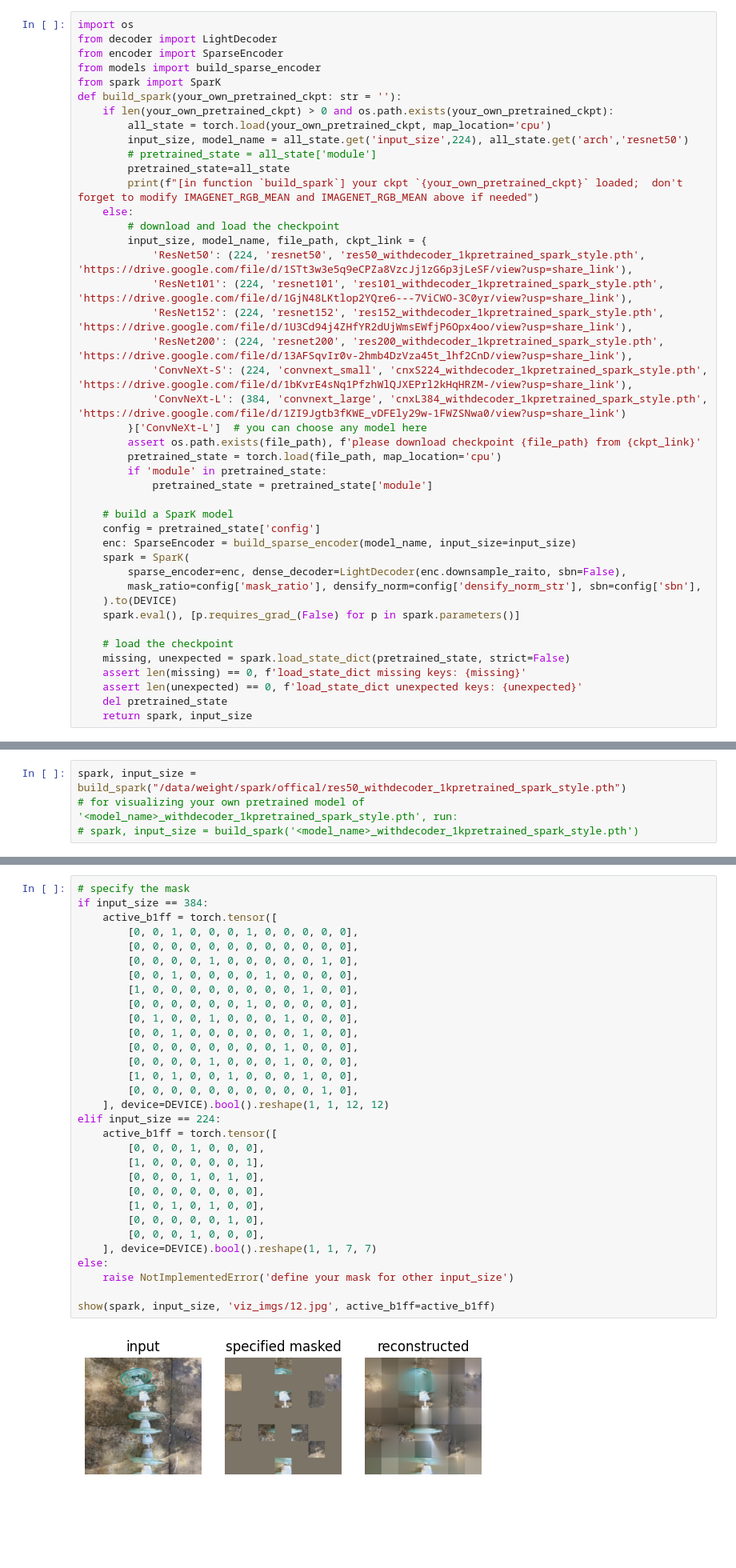
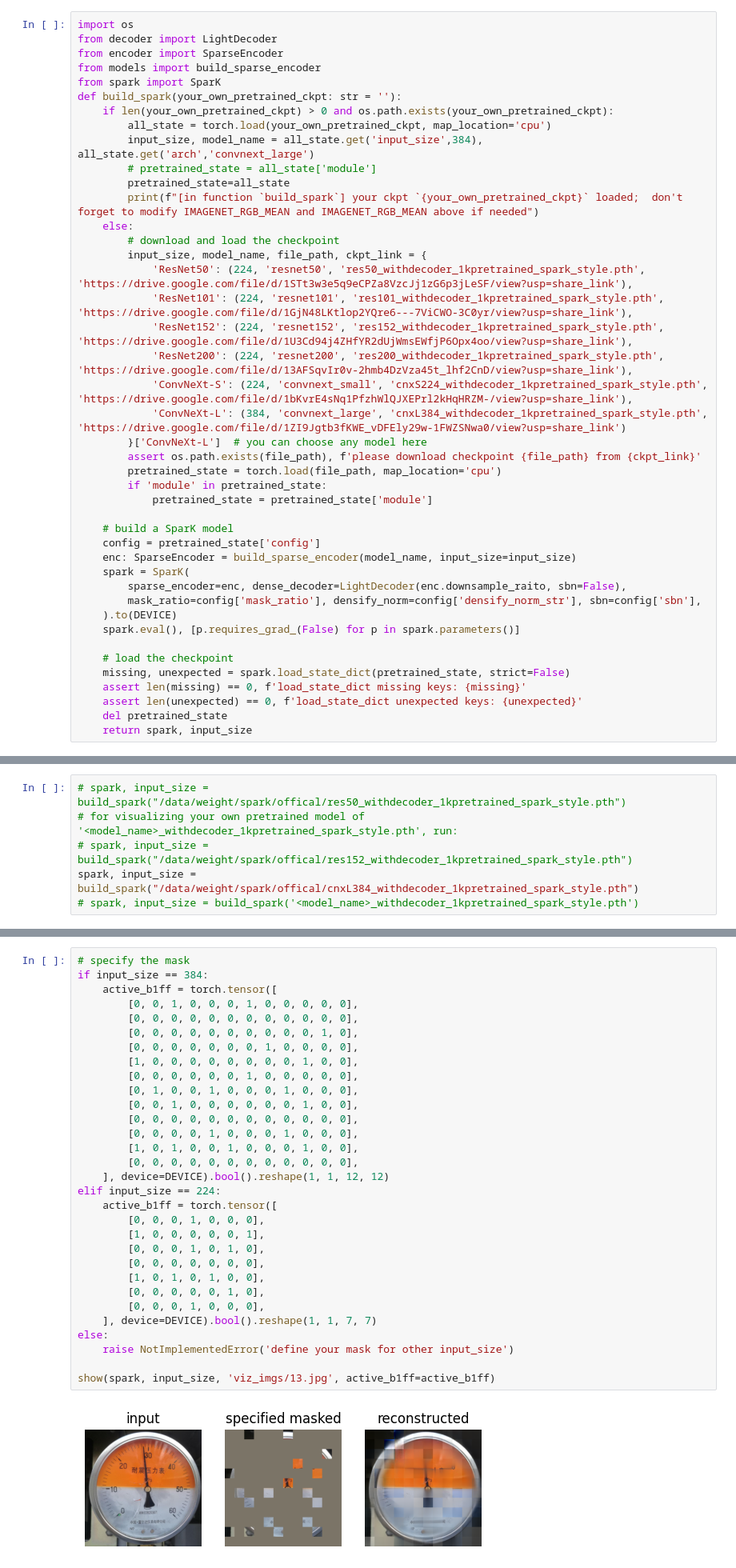
Before and after one commit to captainfffsama/SparK, a Jupyter notebook: pretrain/viz_reconstruction.ipynb, the cells around one changed output, grey strips where cells are left out. Shown: that part at 80% size. Cells and saved outputs as stored; diff of their text form; blank space fills up the shorter version.

```diff
--- a/pretrain/viz_reconstruction.ipynb
+++ b/pretrain/viz_reconstruction.ipynb
@@ -49,7 +49,7 @@ from spark import SparK
 def build_spark(your_own_pretrained_ckpt: str = ''):
     if len(your_own_pretrained_ckpt) > 0 and os.path.exists(your_own_pretrained_ckpt):
         all_state = torch.load(your_own_pretrained_ckpt, map_location='cpu')
-        input_size, model_name = all_state.get('input_size',224), all_state.get('arch','resnet50')
+        input_size, model_name = all_state.get('input_size',384), all_state.get('arch','convnext_large')
         # pretrained_state = all_state['module']
         pretrained_state=all_state
         print(f"[in function `build_spark`] your ckpt `{your_own_pretrained_ckpt}` loaded;  don't forget to modify IMAGENET_RGB_MEAN and IMAGENET_RGB_MEAN above if needed")
@@ -102,7 +102,9 @@ def show(spark: SparK, size: int, img_file='viz_imgs/recon.png', active_b1ff: to
 # %% [markdown]
 ## 5. Run SparK with a specified mask
 # %%
-spark, input_size = build_spark("/data/weight/spark/offical/res50_withdecoder_1kpretrained_spark_style.pth")
+# spark, input_size = build_spark("/data/weight/spark/offical/res50_withdecoder_1kpretrained_spark_style.pth")
 # for visualizing your own pretrained model of '<model_name>_withdecoder_1kpretrained_spark_style.pth', run:
+# spark, input_size = build_spark("/data/weight/spark/offical/res152_withdecoder_1kpretrained_spark_style.pth")
+spark, input_size = build_spark("/data/weight/spark/offical/cnxL384_withdecoder_1kpretrained_spark_style.pth")
 # spark, input_size = build_spark('<model_name>_withdecoder_1kpretrained_spark_style.pth')
 # %% [output]
@@ -116,36 +118,36 @@ spark, input_size = build_spark("/data/weight/spark/offical/res50_withdecoder_1k
 # %%
 # specify the mask
 if input_size == 384:
     active_b1ff = torch.tensor([
         [0, 0, 1, 0, 0, 0, 1, 0, 0, 0, 0, 0],
         [0, 0, 0, 0, 0, 0, 0, 0, 0, 0, 0, 0],
-        [0, 0, 0, 0, 1, 0, 0, 0, 0, 0, 1, 0],
-        [0, 0, 1, 0, 0, 0, 0, 1, 0, 0, 0, 0],
+        [0, 0, 0, 0, 0, 0, 0, 0, 0, 0, 1, 0],
+        [0, 0, 0, 0, 0, 0, 0, 1, 0, 0, 0, 0],
         [1, 0, 0, 0, 0, 0, 0, 0, 0, 1, 0, 0],
         [0, 0, 0, 0, 0, 0, 1, 0, 0, 0, 0, 0],
         [0, 1, 0, 0, 1, 0, 0, 0, 1, 0, 0, 0],
         [0, 0, 1, 0, 0, 0, 0, 0, 0, 1, 0, 0],
-        [0, 0, 0, 0, 0, 0, 0, 0, 1, 0, 0, 0],
+        [0, 0, 0, 0, 0, 0, 0, 0, 0, 0, 0, 0],
         [0, 0, 0, 0, 1, 0, 0, 0, 1, 0, 0, 0],
         [1, 0, 1, 0, 0, 1, 0, 0, 0, 1, 0, 0],
-        [0, 0, 0, 0, 0, 0, 0, 0, 0, 0, 1, 0],
+        [0, 0, 0, 0, 0, 0, 0, 0, 0, 0, 0, 0],
     ], device=DEVICE).bool().reshape(1, 1, 12, 12)
 elif input_size == 224:
     active_b1ff = torch.tensor([
         [0, 0, 0, 1, 0, 0, 0],
         [1, 0, 0, 0, 0, 0, 1],
         [0, 0, 0, 1, 0, 1, 0],
         [0, 0, 0, 0, 0, 0, 0],
         [1, 0, 1, 0, 1, 0, 0],
         [0, 0, 0, 0, 0, 1, 0],
         [0, 0, 0, 1, 0, 0, 0],
     ], device=DEVICE).bool().reshape(1, 1, 7, 7)
 else:
     raise NotImplementedError('define your mask for other input_size')
 
-show(spark, input_size, 'viz_imgs/12.jpg', active_b1ff=active_b1ff)
+show(spark, input_size, 'viz_imgs/13.jpg', active_b1ff=active_b1ff)
 # %% [output]
-[figure, old version]
+[figure, new version]
 # %% [markdown]
 ## 6. Run SparK with a random mask
 # %%
```
Also changed, not shown: parts of 2 cells of this notebook, 9 other files.
